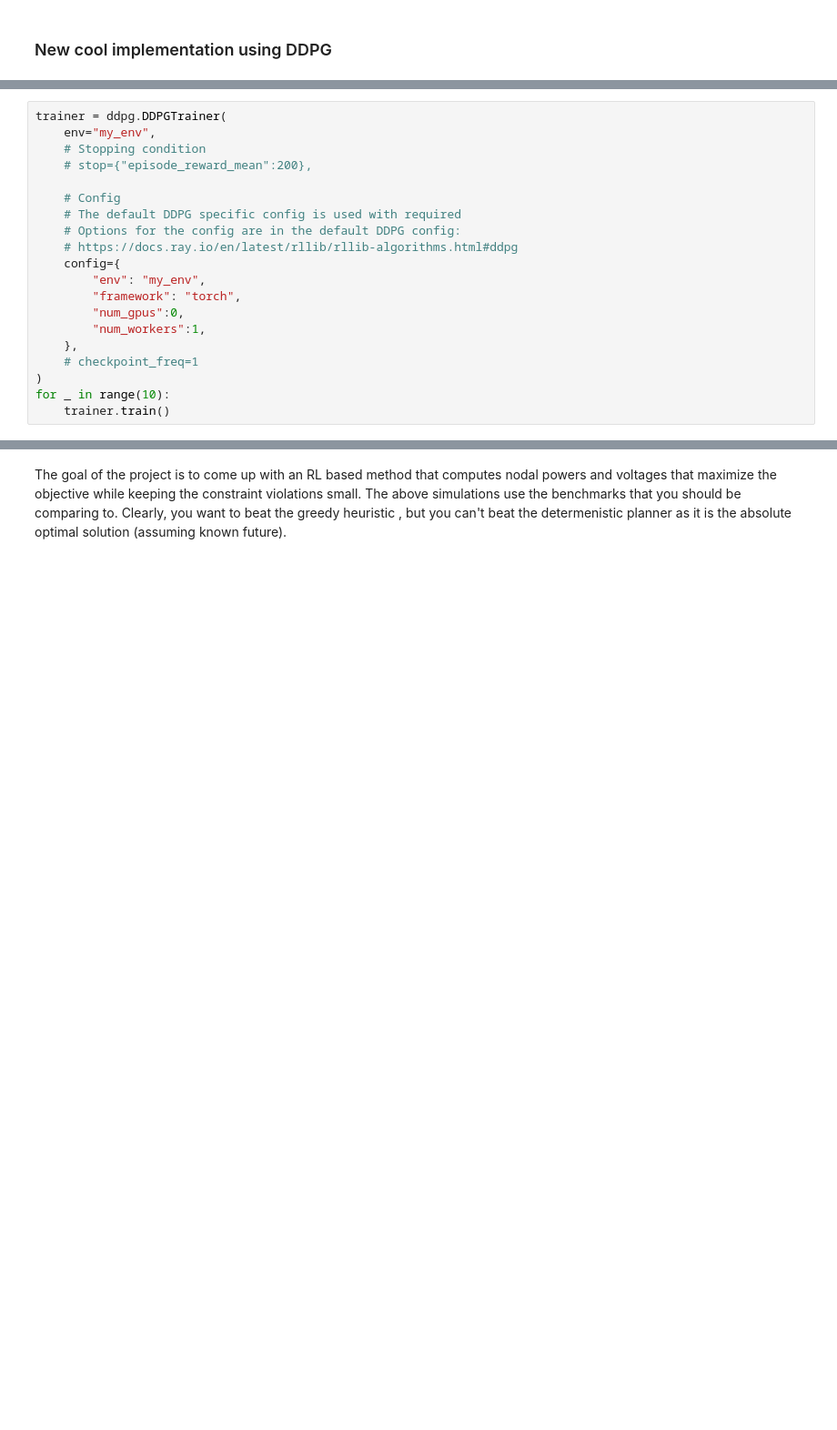
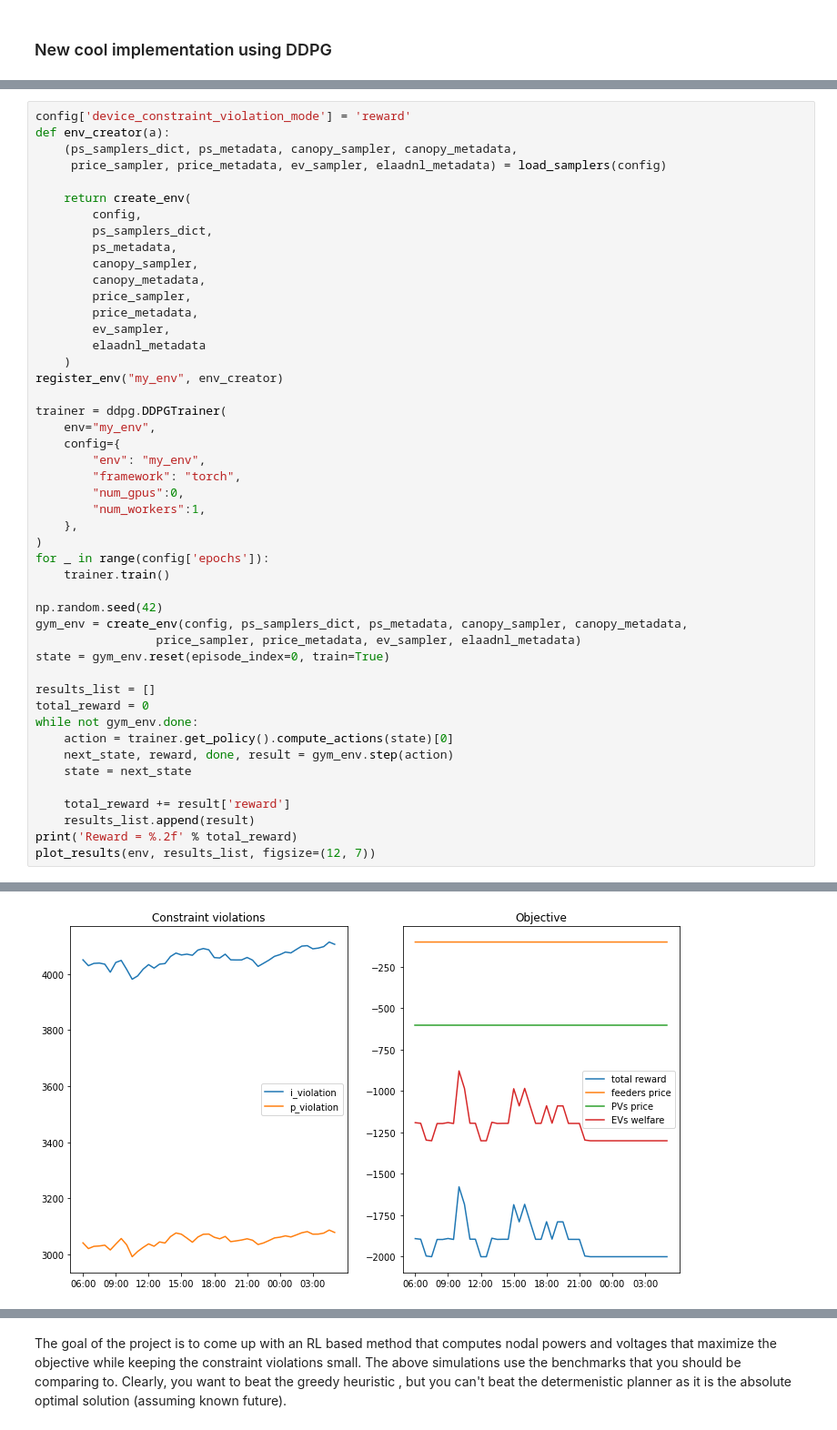
Before and after one commit to V0XNIHILI/RL-EVCP, a Jupyter notebook: Original_Sample_Run.ipynb, the cells around one changed output, grey strips where cells are left out. Shown at 91% size. Drawn from its saved outputs; the diff is of its cells as text; blank space fills up the shorter version.

```diff
--- a/Original_Sample_Run.ipynb
+++ b/Original_Sample_Run.ipynb
@@ -176,20 +221,0 @@ register_env("my_env", env_creator)
-# %%
-trainer = ddpg.DDPGTrainer(
-    env="my_env",
-    # Stopping condition
-    # stop={"episode_reward_mean":200},
-
-    # Config
-    # The default DDPG specific config is used with required
-    # Options for the config are in the default DDPG config:
-    # https://docs.ray.io/en/latest/rllib/rllib-algorithms.html#ddpg
-    config={
-        "env": "my_env",
-        "framework": "torch",
-        "num_gpus":0,
-        "num_workers":1,
-    },
-    # checkpoint_freq=1
-)
-for _ in range(10):
-    trainer.train()
@@ -223,0 +224,48 @@ Reward = 157.48
+# %%
+config['device_constraint_violation_mode'] = 'reward'
+def env_creator(a):
+    (ps_samplers_dict, ps_metadata, canopy_sampler, canopy_metadata,
+     price_sampler, price_metadata, ev_sampler, elaadnl_metadata) = load_samplers(config)
+
+    return create_env(
+        config,
+        ps_samplers_dict,
+        ps_metadata,
+        canopy_sampler,
+        canopy_metadata,
+        price_sampler,
+        price_metadata,
+        ev_sampler,
+        elaadnl_metadata
+    )
+register_env("my_env", env_creator)
+
+trainer = ddpg.DDPGTrainer(
+    env="my_env",
+    config={
+        "env": "my_env",
+        "framework": "torch",
+        "num_gpus":0,
+        "num_workers":1,
+    },
+)
+for _ in range(config['epochs']):
+    trainer.train()
+
+np.random.seed(42)
+gym_env = create_env(config, ps_samplers_dict, ps_metadata, canopy_sampler, canopy_metadata,
+                 price_sampler, price_metadata, ev_sampler, elaadnl_metadata)
+state = gym_env.reset(episode_index=0, train=True)
+
+results_list = []
+total_reward = 0
+while not gym_env.done:
+    action = trainer.get_policy().compute_actions(state)[0]
+    next_state, reward, done, result = gym_env.step(action)
+    state = next_state
+
+    total_reward += result['reward']
+    results_list.append(result)
+print('Reward = %.2f' % total_reward)
+plot_results(env, results_list, figsize=(12, 7))
+# %% [output]
@@ -223,0 +278 @@ Reward = 157.48
+[figure, added]
```
Also changed, not shown: parts of 16 cells of this notebook, 7 other files.
